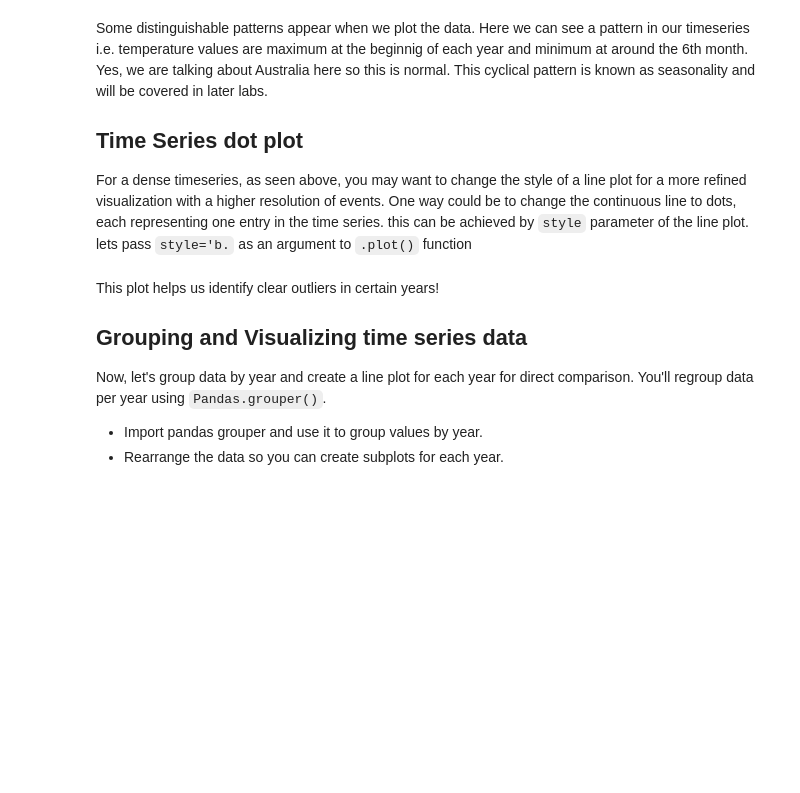
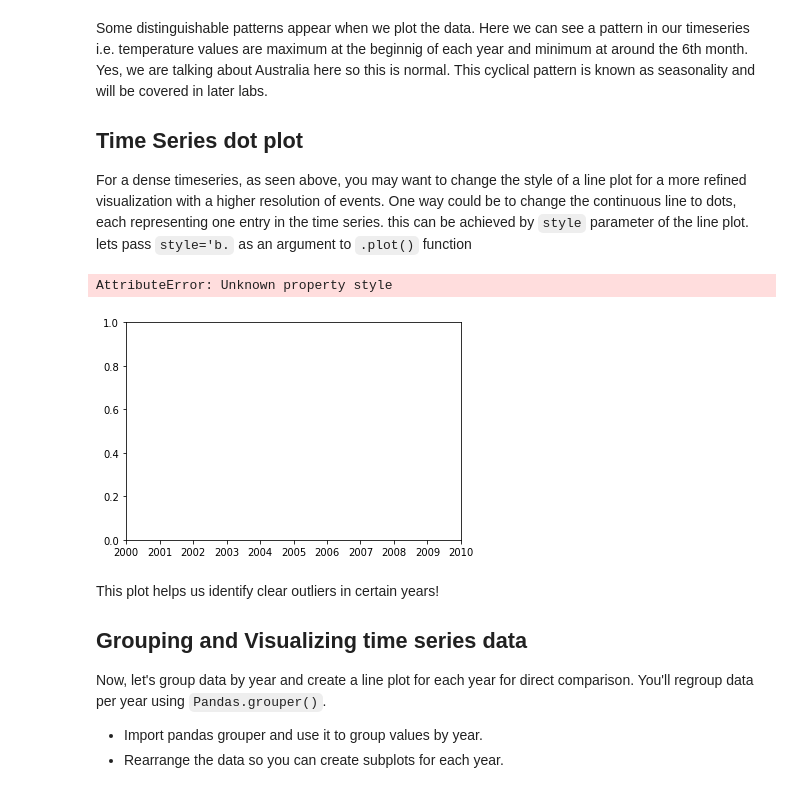
Before and after one commit to yishuen/dsc-3-25-04-visualizing-time-series-data-lab-nyc-career-ds-102218, a Jupyter notebook: index.ipynb, the cells around one changed output. Drawn from its saved outputs; the diff is of its cells as text; code cells hidden in the pictures; blank space fills up the shorter version.

```diff
--- a/index.ipynb
+++ b/index.ipynb
@@ -75,6 +75,10 @@ Some distinguishable patterns appear when we plot the data. Here we can see a pa
 For a dense timeseries, as seen above, you may want to change the style of a line plot for a more refined visualization with a higher resolution of events. One way could be to change the continuous line to dots, each representing one entry in the time series. this can be achieved by `style` parameter of the line plot. lets pass `style='b.` as an argument to `.plot()` function
 # %%
 # Use dots instead on a continuous line and redraw the timeseries.
+plt.scatter(df.index, df.Daily_min, style='b')
+# %% [output]
+AttributeError: Unknown property style
+[figure, added]
 # %% [markdown]
 This plot helps us identify clear outliers in certain years!
 
```
